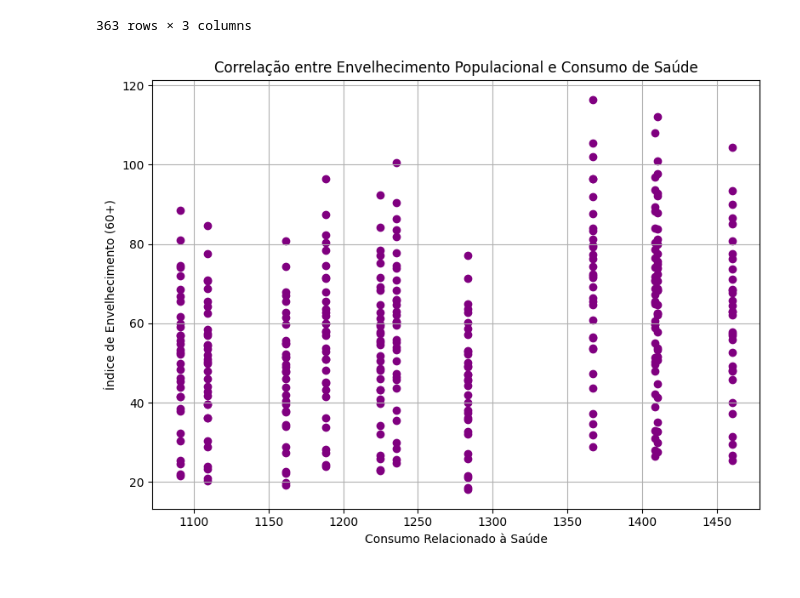
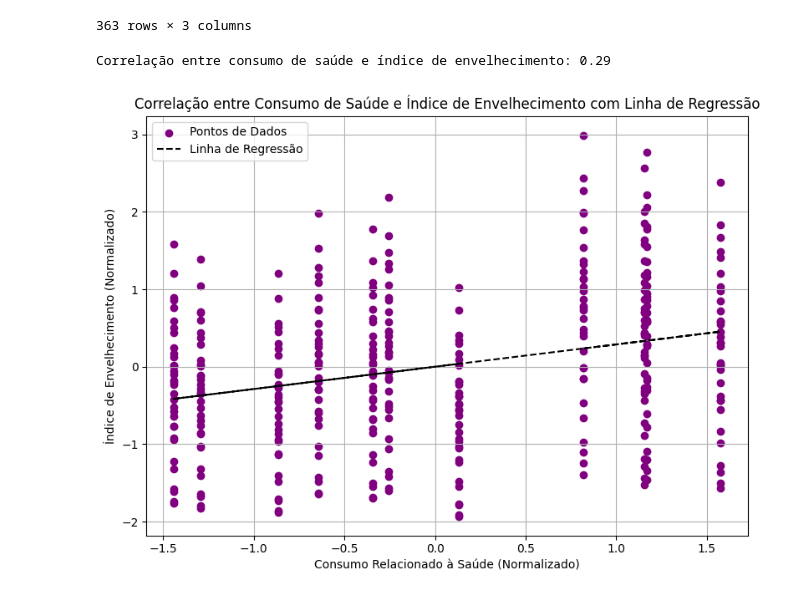
Before and after one commit to gabyxsantos/Economia, a Jupyter notebook: atualizandodf.ipynb, the cells around one changed output. Cells and saved outputs as stored; diff of their text form; code cells hidden in the pictures.

```diff
--- a/atualizandodf.ipynb
+++ b/atualizandodf.ipynb
@@ -874,11 +876,11 @@ dados_saude = dados_saude.rename(columns={'Consumo relacionado a saúde': 'Consu
 # %%
 
 # Mesclar tudo com base na coluna 'Ano'
-df_final = pop_idosa_brasil.merge(dados_saude, on='Ano')
+idosos_saude = pop_idosa_brasil.merge(dados_saude, on='Ano')
 #df_final = df_final.merge(tx_fecundidade, on='Ano')
 #df_final = df_final.drop(columns=['index'])
 
-df_final
+idosos_saude
 # %% [output]
 |  | Ano | Indice_Envelhecimento | Consumo_Saude |
 | 0 | 2014 | 52.277937 | 1283.14 |
@@ -893,17 +895,48 @@ df_final
 | 361 | 2023 | 64.738243 | 1409.95 |
 | 362 | 2024 | 69.225942 | 1367.15 |
 363 rows × 3 columns
-# %%
-plt.figure(figsize=(8, 6))
-plt.scatter(df_final['Consumo_Saude'], df_final['Indice_Envelhecimento'], color='purple')
-
-# Rótulos e título
-plt.xlabel('Consumo Relacionado à Saúde')
-plt.ylabel('Índice de Envelhecimento (60+)')
-plt.title('Correlação entre Envelhecimento Populacional e Consumo de Saúde')
-
-plt.grid(True)
-plt.tight_layout()
-plt.show()
-# %% [output]
-[figure, removed]
+# %%
+# 1. Converter para numérico (caso tenha valores não numéricos)
+idosos_saude['Consumo_Saude'] = pd.to_numeric(idosos_saude['Consumo_Saude'], errors='coerce')
+idosos_saude['Indice_Envelhecimento'] = pd.to_numeric(idosos_saude['Indice_Envelhecimento'], errors='coerce')
+
+# 2. Tratar valores ausentes (remover linhas com NaN)
+idosos_saude = idosos_saude.dropna(subset=['Consumo_Saude', 'Indice_Envelhecimento'])
+
+# 3. Normalização
+idosos_saude['Consumo_Saude_normalizado'] = (idosos_saude['Consumo_Saude'] - idosos_saude['Consumo_Saude'].mean()) / idosos_saude['Consumo_Saude'].std()
+idosos_saude['Indice_Envelhecimento_normalizado'] = (idosos_saude['Indice_Envelhecimento'] - idosos_saude['Indice_Envelhecimento'].mean()) / idosos_saude['Indice_Envelhecimento'].std()
+
+# 4. Calcular a correlação
+correlacao = idosos_saude['Consumo_Saude_normalizado'].corr(idosos_saude['Indice_Envelhecimento_normalizado'])
+print(f'Correlação entre consumo de saúde e índice de envelhecimento: {correlacao:.2f}')
+
+# 5. Calcular a linha de regressão (modelo linear)
+import numpy as np
+x = idosos_saude['Consumo_Saude_normalizado']
+y = idosos_saude['Indice_Envelhecimento_normalizado']
+
+# Ajustando a reta (y = mx + b)
+m, b = np.polyfit(x, y, 1)
+
+# Plotando o gráfico de dispersão e a linha de regressão
+import matplotlib.pyplot as plt
+plt.figure(figsize=(8, 6))
+plt.scatter(x, y, color='purple', label='Pontos de Dados')
+
+# Plotando a linha de regressão
+plt.plot(x, m*x + b, color='black', linestyle='--', label='Linha de Regressão')
+
+# Rótulos e título
+plt.xlabel('Consumo Relacionado à Saúde (Normalizado)')
+plt.ylabel('Índice de Envelhecimento (Normalizado)')
+plt.title('Correlação entre Consumo de Saúde e Índice de Envelhecimento com Linha de Regressão')
+plt.legend()
+
+# Exibindo o gráfico
+plt.grid(True)
+plt.tight_layout()
+plt.show()
+# %% [output]
+Correlação entre consumo de saúde e índice de envelhecimento: 0.29
+[figure, added]
```
Also changed, not shown: parts of 8 cells of this notebook.
